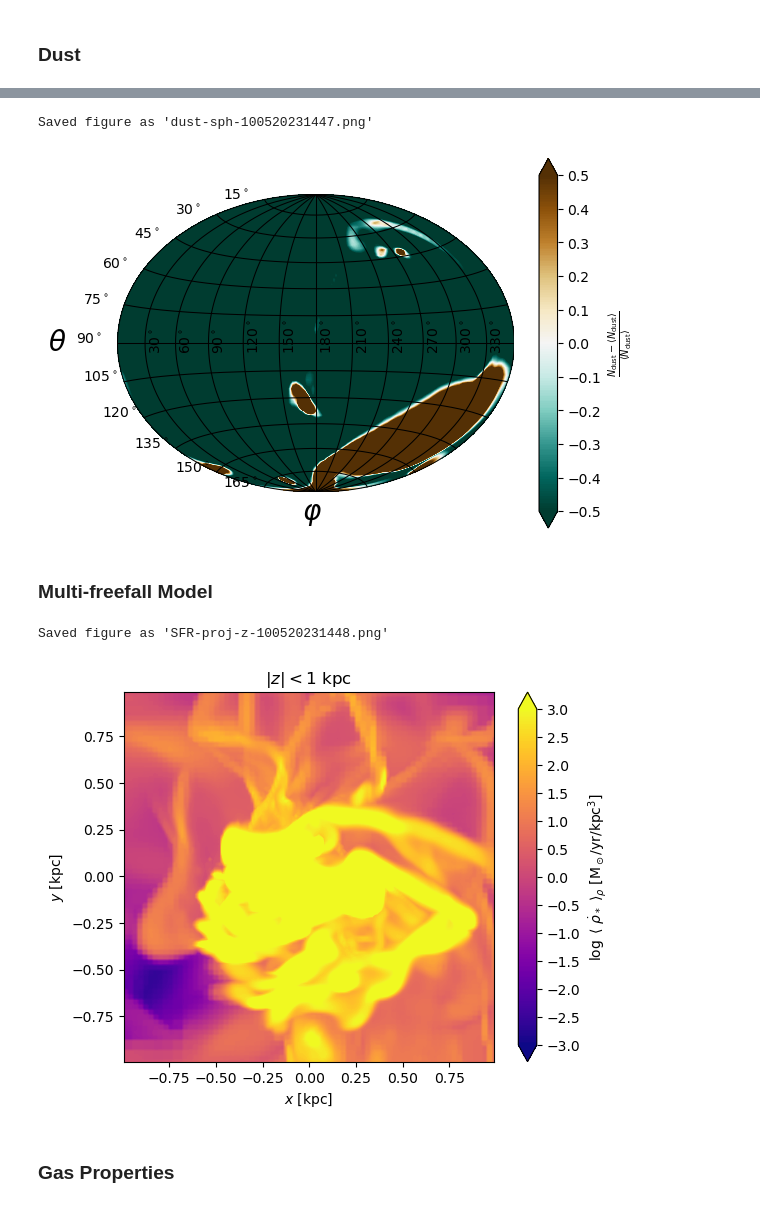
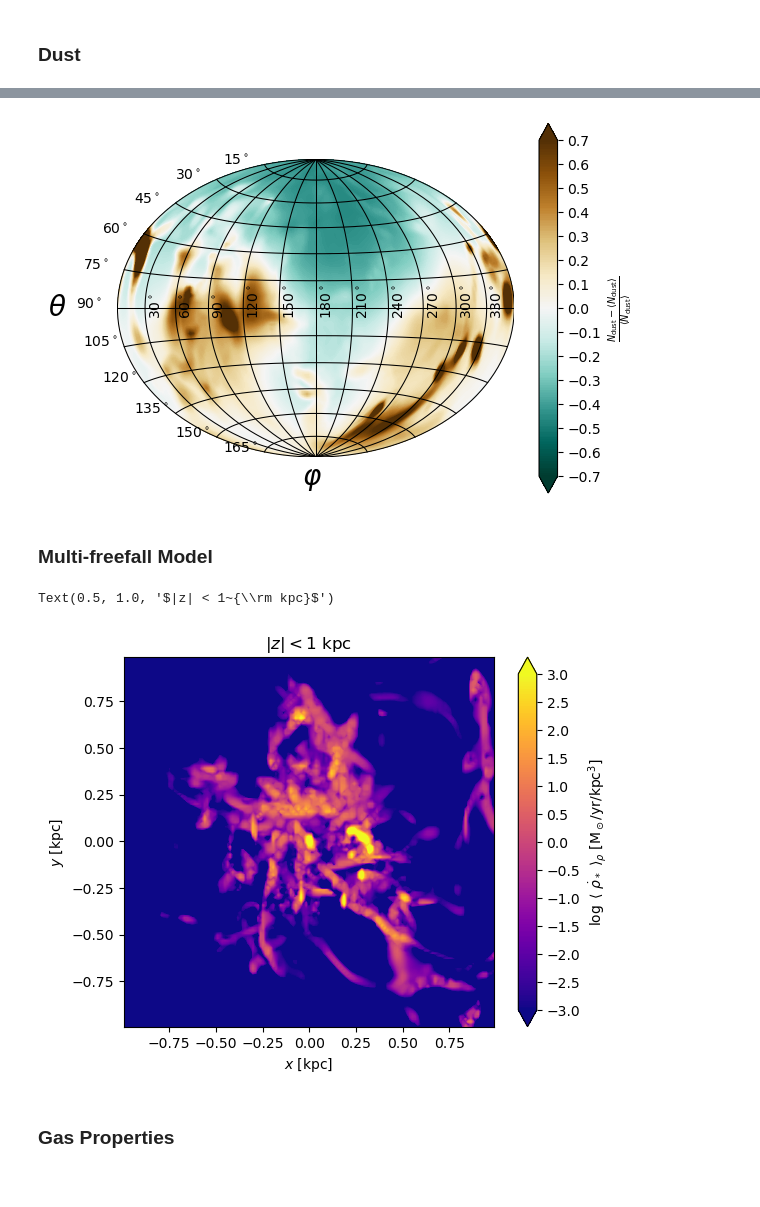
Before and after one commit to zandalman/RAMSES-analysis, a Jupyter notebook: analysis.ipynb, the cells around one changed output, grey strips where cells are left out. Cells and saved outputs as stored; diff of their text form; code cells hidden in the pictures.

```diff
--- a/analysis.ipynb
+++ b/analysis.ipynb
@@ -153,29 +135,28 @@ Saved figure as 'dust-proj-x-100520231447.png'
 # %%
 n_dust_sph = sim.interp_to_sph(sim.n_dust)
-N_dust = np.sum(n_dust_sph * sim.dr, axis=R)
+N_dust = np.sum(n_dust_sph * sim.dx_sph[R], axis=R)
 N_dust_avg = np.sum(N_dust * sim.dA_hph[-1]) / np.sum(sim.dA_hph[-1])
 N_dust_delta = (N_dust - N_dust_avg) / N_dust_avg
 
-sim.plot_AH(N_dust_delta, (-0.5, 0.5), do_log=False, cmap='BrBG_r', num_axis_lines=12, cbar_tick_increment=0.1, cbar_label=r'$\frac{N_{\rm dust} - \langle N_{\rm dust}\rangle}{\langle N_{\rm dust}\rangle}$')
+sim.plot_AH(N_dust_delta, (-0.7, 0.7), do_log=False, cmap='BrBG_r', num_axis_lines=12, cbar_tick_increment=0.1, cbar_label=r'$\frac{N_{\rm dust} - \langle N_{\rm dust}\rangle}{\langle N_{\rm dust}\rangle}$')
 
-sim.save_fig("dust-sph")
+# sim.save_fig("dust-sph")
 # %% [output]
-Saved figure as 'dust-sph-100520231447.png'
-[figure, old version]
+[figure, new version]
 # %% [markdown]
 ### Multi-freefall Model
 # %%
 slice = Z
 slice_label = ["x", "y", "z"][slice]
 
 sim.plot_slice(sim.SFR_density / (const.M_sol / const.yr / const.kpc**3), (1e-3, 1e3), avg=True, slice=slice, weight=sim.density, project=True, do_log=True, cmap='plasma', cbar_label=r'$\log~\langle~\dot{\rho}_*~\rangle_\rho$ [${\rm M_\odot/yr/kpc^3}$]', cbar_tick_increment=0.5)
 
 plt.title(r'$|%s| < 1~{\rm kpc}$' % slice_label)
 
-sim.save_fig("SFR-proj-%s" % slice_label)
+# sim.save_fig("SFR-proj-%s" % slice_label)
 # %% [output]
-Saved figure as 'SFR-proj-z-100520231448.png'
+Text(0.5, 1.0, '$|z| < 1~{\\rm kpc}$')
-[figure, old version]
+[figure, new version]
 # %% [markdown]
 ### Gas Properties
 # %%
```
Also changed, not shown: parts of 28 cells of this notebook, 3 other files.
